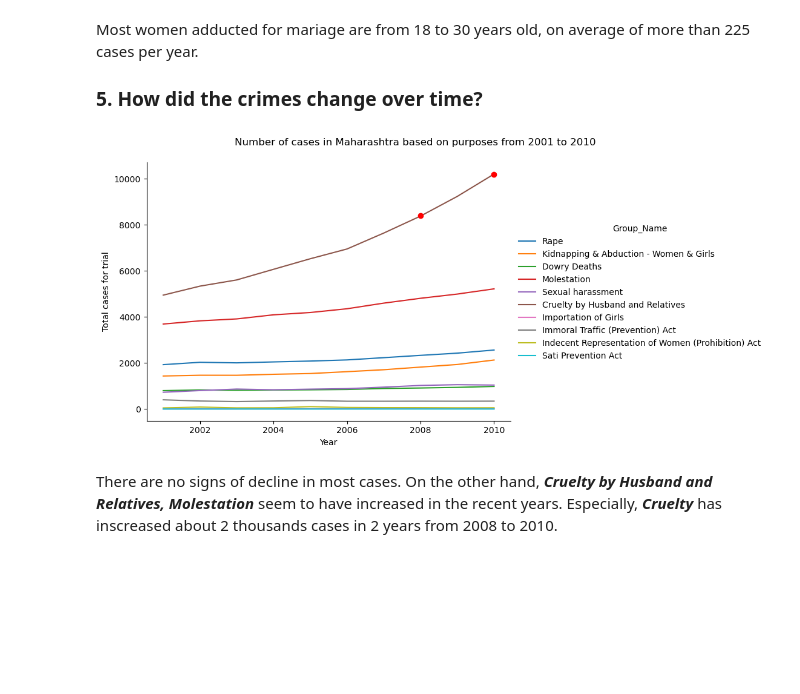
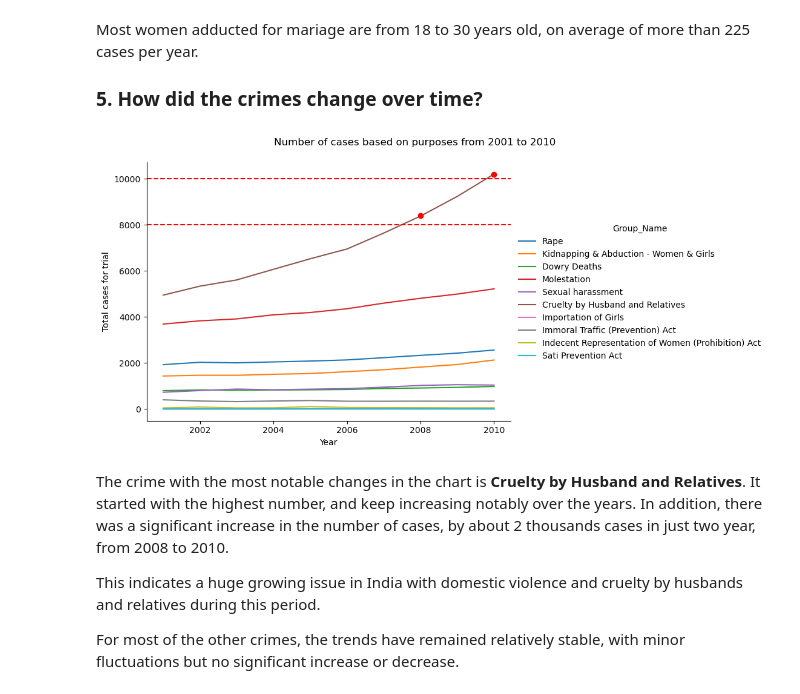
Before and after one commit to Huycuong03/Analysis-crimes-against-women-in-India, a Jupyter notebook: notebook/main.ipynb, the cells around one changed output. Drawn from its saved outputs; the diff is of its cells as text; code cells hidden in the pictures; blank space fills up the shorter version.

```diff
--- a/notebook/main.ipynb
+++ b/notebook/main.ipynb
@@ -285,18 +285,24 @@ Most women adducted for mariage are from 18 to 30 years old, on average of more
 # %%
 g = sns.relplot(
     data= crimes[crimes['Group_Name'] != 'Total Crime Against Women'],
     x='Year', y='Total_Cases_for_Trial',
     kind='line',
     hue='Group_Name',
     errorbar=None,
     aspect=1.5
 )
-g.figure.suptitle('Number of cases in Maharashtra based on purposes from 2001 to 2010', y=1.05)
+g.figure.suptitle('Number of cases based on purposes from 2001 to 2010', y=1.05)
 g.set(xlabel='Year', ylabel='Total cases for trial')
+plt.axhline(8000, ls='--', c='r')
+plt.axhline(10_000, ls='--', c='r')
 plt.plot(2008, 8400, 'ro')
 plt.plot(2010, 10_200, 'ro')
 plt.show()
 # %% [output]
-[figure, old version]
+[figure, new version]
-# %% [markdown]
-There are no signs of decline in most cases. On the other hand, **_Cruelty by Husband and Relatives, Molestation_** seem to have increased in the recent years. Especially, **_Cruelty_** has inscreased about 2 thousands cases in 2 years from 2008 to 2010.
+# %% [markdown]
+The crime with the most notable changes in the chart is **Cruelty by Husband and Relatives**. It started with the highest number, and keep increasing notably over the years. In addition, there was a significant increase in the number of cases, by about 2 thousands cases in just two year, from 2008 to 2010.
+
+This indicates a huge growing issue in India with domestic violence and cruelty by husbands and relatives during this period.
+
+For most of the other crimes, the trends have remained relatively stable, with minor fluctuations but no significant increase or decrease.
```
Also changed, not shown: parts of 9 cells of this notebook.
